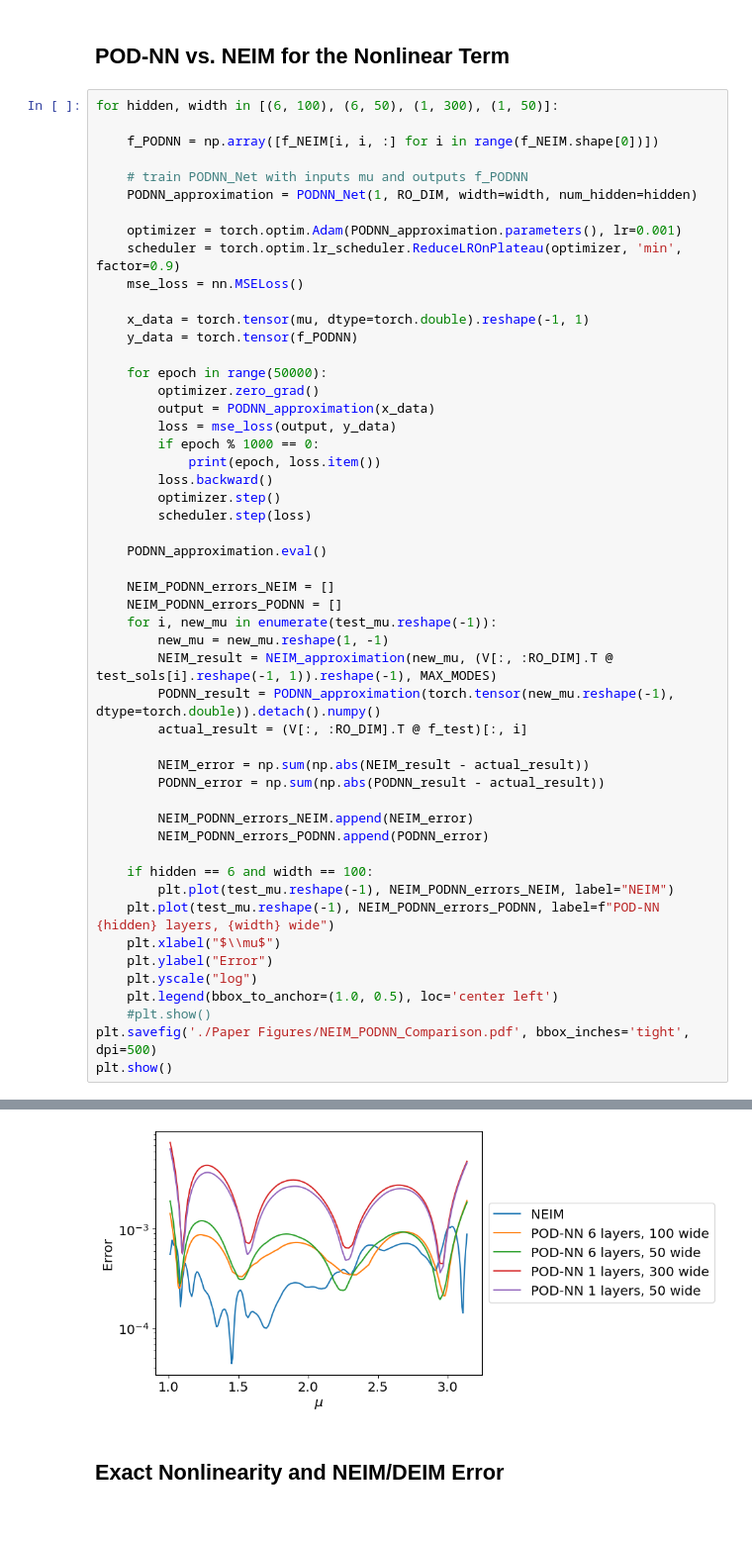
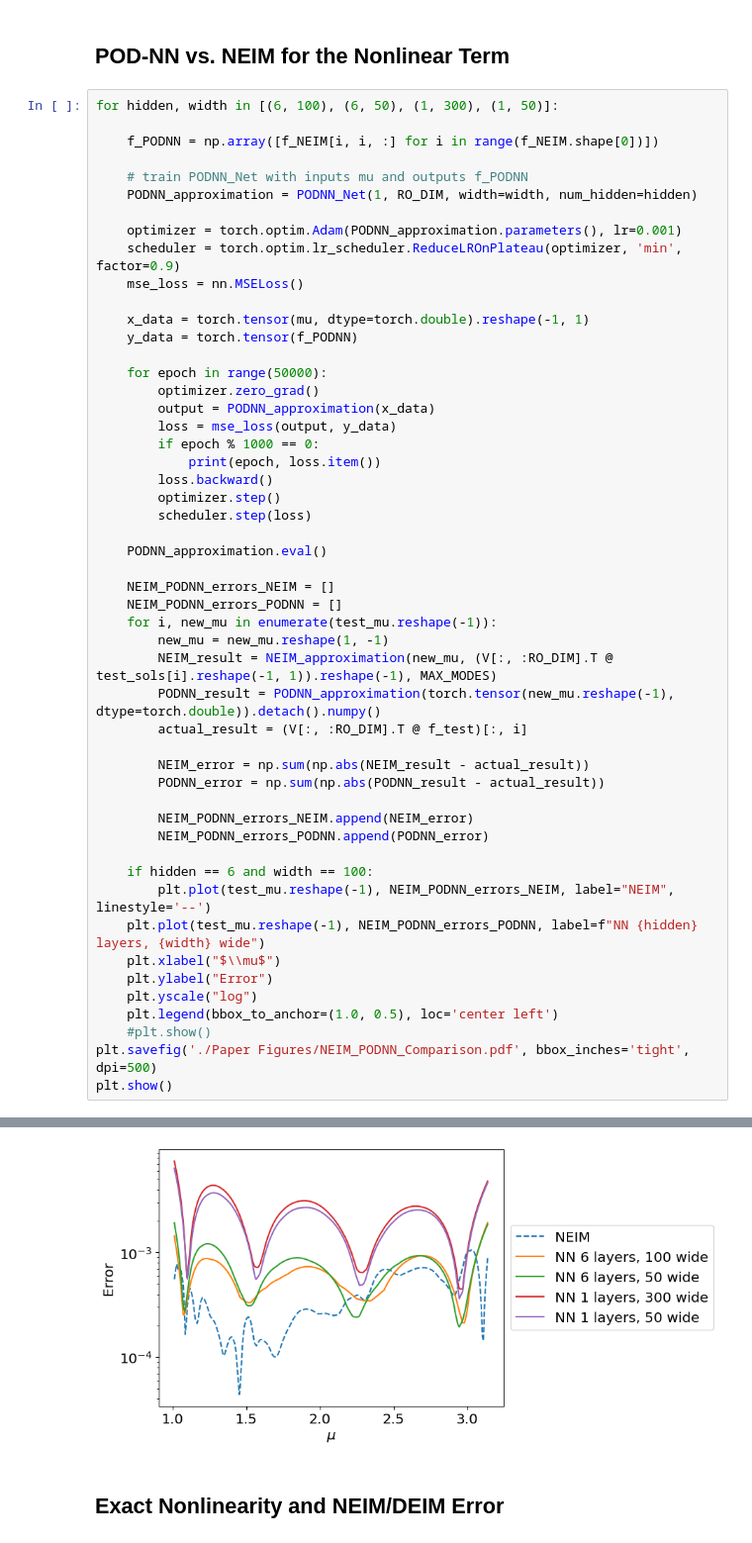
Before and after one commit to maxhirsch/NEIM, a Jupyter notebook: Solution Dependent Function Approximation/Solution Dependent Nonlinearity Modes.ipynb, the cells around one changed output, grey strips where cells are left out. Shown at 99% size. Cells and saved outputs as stored; diff of their text form.

```diff
--- a/Solution Dependent Function Approximation/Solution Dependent Nonlinearity Modes.ipynb
+++ b/Solution Dependent Function Approximation/Solution Dependent Nonlinearity Modes.ipynb
@@ -439,36 +439,36 @@ for hidden, width in [(6, 100), (6, 50), (1, 300), (1, 50)]:
 
         NEIM_PODNN_errors_NEIM.append(NEIM_error)
         NEIM_PODNN_errors_PODNN.append(PODNN_error)
 
     if hidden == 6 and width == 100:
-        plt.plot(test_mu.reshape(-1), NEIM_PODNN_errors_NEIM, label="NEIM")
-    plt.plot(test_mu.reshape(-1), NEIM_PODNN_errors_PODNN, label=f"POD-NN {hidden} layers, {width} wide")
+        plt.plot(test_mu.reshape(-1), NEIM_PODNN_errors_NEIM, label="NEIM", linestyle='--')
+    plt.plot(test_mu.reshape(-1), NEIM_PODNN_errors_PODNN, label=f"NN {hidden} layers, {width} wide")
     plt.xlabel("$\\mu$")
     plt.ylabel("Error")
     plt.yscale("log")
     plt.legend(bbox_to_anchor=(1.0, 0.5), loc='center left')
     #plt.show()
 plt.savefig('./Paper Figures/NEIM_PODNN_Comparison.pdf', bbox_inches='tight', dpi=500)
 plt.show()
 # %% [output]
 0 0.04568066107720965
 1000 2.2217963730767207e-07
 2000 1.308662366013295e-07
 3000 9.557148908927006e-08
 4000 6.758300712703978e-08
 5000 4.600376187727186e-08
 6000 3.232476276314838e-08
 7000 2.4848285381434527e-08
 8000 2.033818289027771e-08
 9000 1.7611855618275916e-08
 10000 1.575265651597196e-08
 11000 1.4279040331338217e-08
 ... (184 lines left out)
 46000 2.776459666009898e-08
 47000 2.68462649824492e-08
 48000 2.5957397686219636e-08
 49000 2.5095698542562224e-08
-[figure, old version]
+[figure, new version]
 # %% [markdown]
 ## Exact Nonlinearity and NEIM/DEIM Error
 # %%
```
Also changed, not shown: parts of 1 cell of this notebook.
